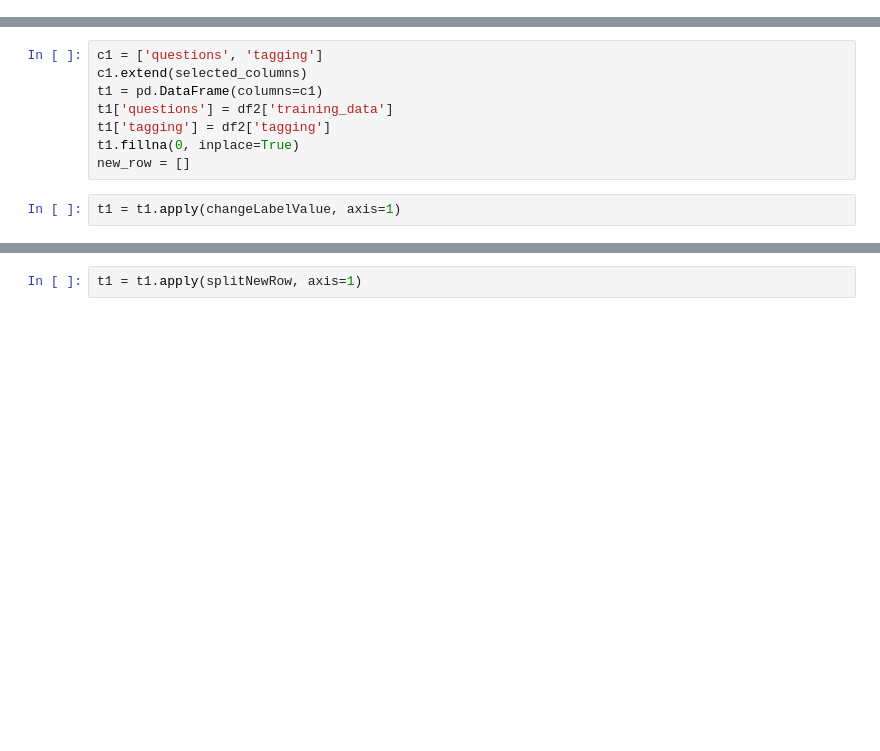
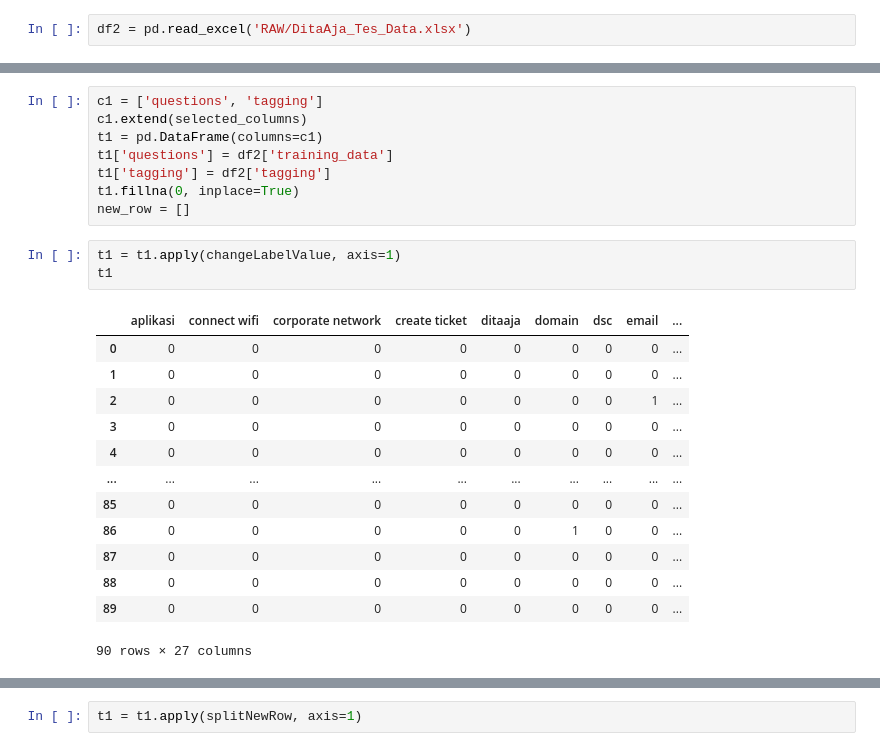
Before and after one commit to juniantowicaksono06/tensorflow-multi-label-classification-example, a Jupyter notebook: create_dataset.ipynb, the cells around one changed output, grey strips where cells are left out. Drawn from its saved outputs; the diff is of its cells as text; blank space fills up the shorter version.

```diff
--- a/create_dataset.ipynb
+++ b/create_dataset.ipynb
@@ -155,3 +172,5 @@ df2 = pd.read_csv('ditaAI_dataTest.csv')
+# %%
+df2 = pd.read_excel('RAW/DitaAja_Tes_Data.xlsx')
 # %%
 df2['training_data'] = df2['training_data'].apply(lambda x: x.lower())
 df2['tagging'] = df2['tagging'].apply(lambda x: x.lower())
@@ -165,5 +192,20 @@ t1.fillna(0, inplace=True)
 new_row = []
 # %%
 t1 = t1.apply(changeLabelValue, axis=1)
+t1
+# %% [output]
+|  | aplikasi | connect wifi | corporate network | create ticket | ditaaja | domain | dsc | email | ... |
+| 0 | 0 | 0 | 0 | 0 | 0 | 0 | 0 | 0 | ... |
+| 1 | 0 | 0 | 0 | 0 | 0 | 0 | 0 | 0 | ... |
+| 2 | 0 | 0 | 0 | 0 | 0 | 0 | 0 | 1 | ... |
+| 3 | 0 | 0 | 0 | 0 | 0 | 0 | 0 | 0 | ... |
+| 4 | 0 | 0 | 0 | 0 | 0 | 0 | 0 | 0 | ... |
+| ... | ... | ... | ... | ... | ... | ... | ... | ... | ... |
+| 85 | 0 | 0 | 0 | 0 | 0 | 0 | 0 | 0 | ... |
+| 86 | 0 | 0 | 0 | 0 | 0 | 1 | 0 | 0 | ... |
+| 87 | 0 | 0 | 0 | 0 | 0 | 0 | 0 | 0 | ... |
+| 88 | 0 | 0 | 0 | 0 | 0 | 0 | 0 | 0 | ... |
+| 89 | 0 | 0 | 0 | 0 | 0 | 0 | 0 | 0 | ... |
+90 rows × 27 columns
 # %%
 t1 = t1.drop(['tagging'], axis=1)
```
Also changed, not shown: parts of 11 cells of this notebook, 17 other files.
